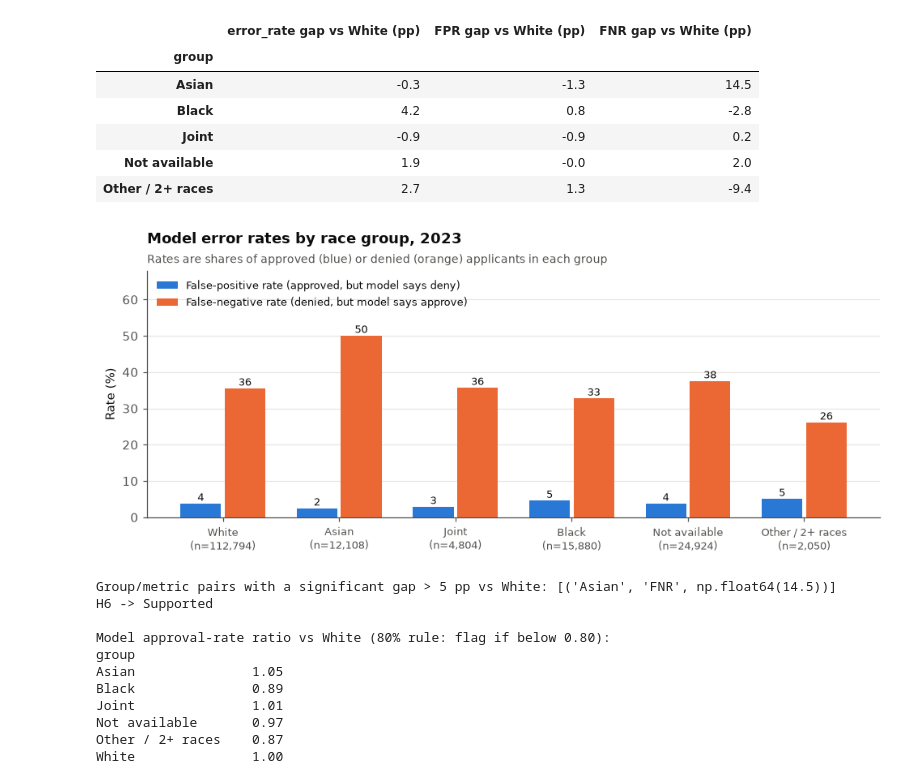
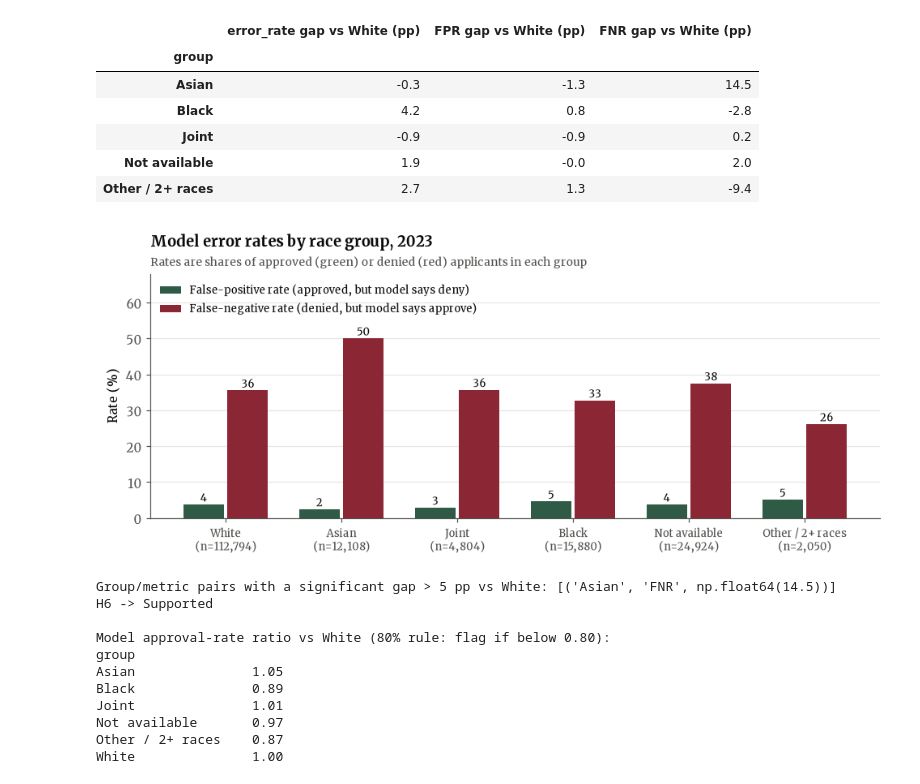
Before and after one commit to Rishhhhub/fair-mortgage-approval, a Jupyter notebook: notebooks/03_model_fairness.ipynb, the cells around one changed output. Cells and saved outputs as stored; diff of their text form; code cells hidden in the pictures.

```diff
--- a/notebooks/03_model_fairness.ipynb
+++ b/notebooks/03_model_fairness.ipynb
@@ -40,8 +40,11 @@ FIG = ROOT / "reports" / "figures"; FIG.mkdir(parents=True, exist_ok=True)
 MODELS = ROOT / "models"; MODELS.mkdir(exist_ok=True)
 SEED = 42
 
-BLUE, ORANGE, GREEN, INK, MUTED, GRID = "#2a78d6", "#eb6834", "#1baf7a", "#0b0b0b", "#52514e", "#e6e5e1"
-plt.rcParams.update({"figure.dpi": 110, "savefig.dpi": 300, "font.size": 10, "axes.edgecolor": MUTED, "axes.labelcolor": INK,
+BLUE, ORANGE, GREEN, INK, MUTED, GRID = "#2F5A45", "#8B2635", "#555555", "#0b0b0b", "#52514e", "#e6e5e1"
+from matplotlib import font_manager as _fm
+for _p in Path.home().glob("AppData/Local/Microsoft/Windows/Fonts/Merriweather-*.ttf"):
+    _fm.fontManager.addfont(str(_p))
+plt.rcParams.update({"font.family": ["Merriweather", "DejaVu Serif", "serif"], "figure.dpi": 110, "savefig.dpi": 300, "font.size": 10, "axes.edgecolor": MUTED, "axes.labelcolor": INK,
                      "xtick.color": MUTED, "ytick.color": MUTED, "text.color": INK,
                      "axes.spines.top": False, "axes.spines.right": False, "axes.grid": True,
                      "grid.color": GRID, "grid.linewidth": 0.8, "axes.axisbelow": True})
@@ -379,15 +382,15 @@ display(gaps.rename(columns=lambda c: c.replace("_gap_pp", " gap vs White (pp)")
 # %%
 plot = ft.loc[["White", "Asian", "Joint", "Black", "Not available", "Other / 2+ races"], ["FPR", "FNR"]]
 fig, ax = plt.subplots(figsize=(9, 3.9)); w = 0.38; xs = np.arange(len(plot))
 ax.bar(xs - w / 2, plot.FPR, w * 0.92, color=BLUE, label="False-positive rate (approved, but model says deny)")
 ax.bar(xs + w / 2, plot.FNR, w * 0.92, color=ORANGE, label="False-negative rate (denied, but model says approve)")
 for x, a, b in zip(xs, plot.FPR, plot.FNR):
     ax.text(x - w / 2, a + 0.8, f"{a:.0f}", ha="center", fontsize=8.5); ax.text(x + w / 2, b + 0.8, f"{b:.0f}", ha="center", fontsize=8.5)
 ax.set_xticks(xs); ax.set_xticklabels([f"{i}\n(n={int(ft.loc[i,'n']):,})" for i in plot.index], fontsize=8.5)
 ax.set_ylabel("Rate (%)"); ax.set_ylim(0, 68); ax.grid(axis="x", visible=False); ax.legend(frameon=False, fontsize=8.5, loc="upper left")
-finish(ax, "Model error rates by race group, 2023", "Rates are shares of approved (blue) or denied (orange) applicants in each group", "18_fairness_errors")
+finish(ax, "Model error rates by race group, 2023", "Rates are shares of approved (green) or denied (red) applicants in each group", "18_fairness_errors")
 # %% [output]
-[figure, old version]
+[figure, new version]
 # %%
 big = ft.drop(index="White")
 big = big[big.n >= 1000]
```
Also changed, not shown: parts of 4 cells of this notebook, 4 other files.
